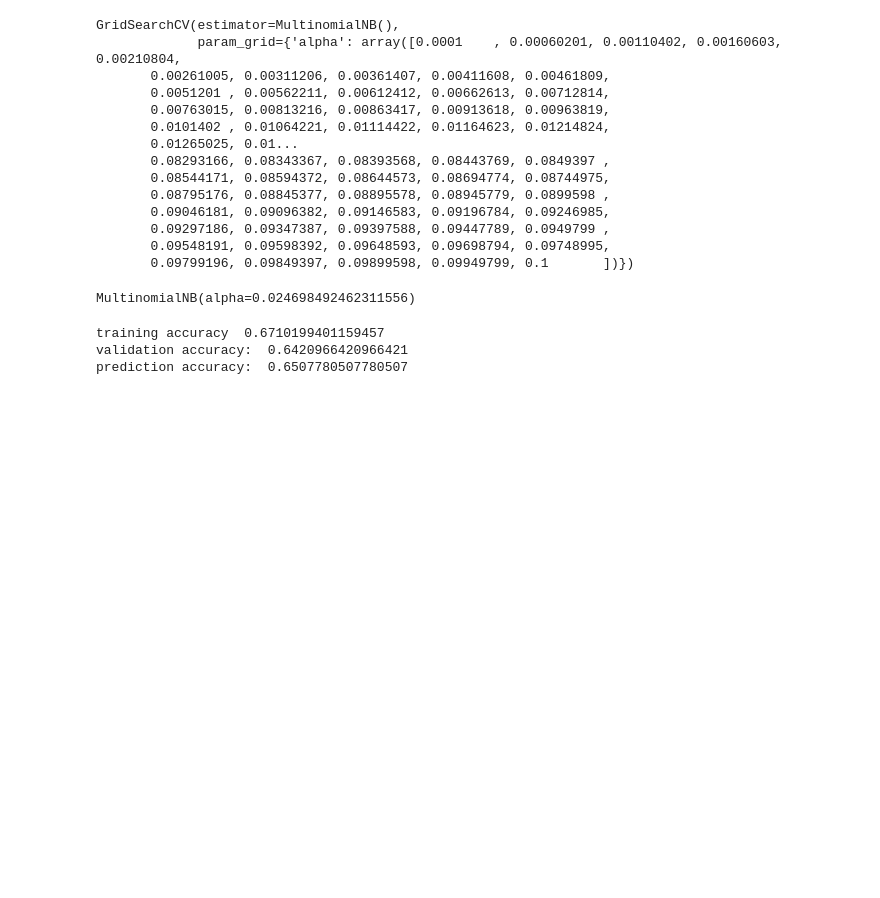
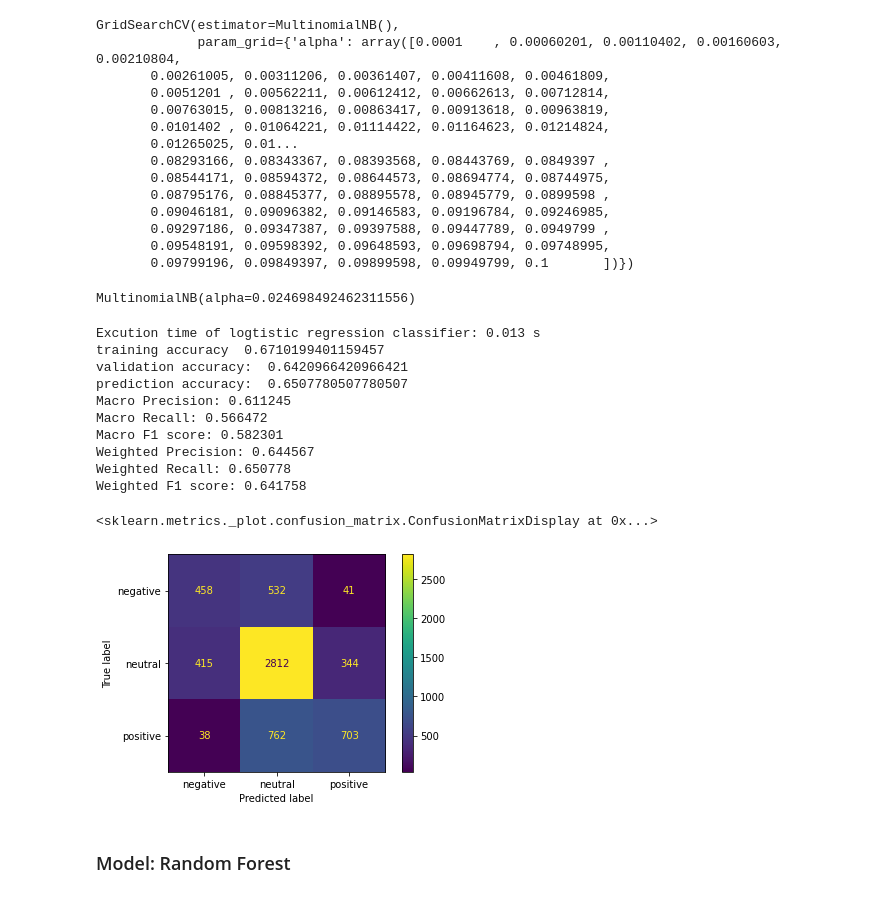
Before and after one commit to RicardoXXXXXX/Tweet-s-sentiment-prediction, a Jupyter notebook: COMP30027-Assignment2 (new).ipynb, the cells around one changed output. Saved outputs shown, nothing was run; the diff lists cells and outputs as text; code cells hidden in the pictures; blank space fills up the shorter version.

Commit message:
Finish all models

```diff
--- a/COMP30027-Assignment2 (new).ipynb
+++ b/COMP30027-Assignment2 (new).ipynb
@@ -475,26 +559,49 @@ GridSearchCV(estimator=MultinomialNB(),
 gs_MNB.best_estimator_
 # %% [output]
 MultinomialNB(alpha=0.024698492462311556)
-# %%
-#C, kernel, degree, gamma, max_iter, decision_function_shape
-def MNB(a_value):
-    clf_MNB = MultinomialNB(alpha = a_value).fit(x_train_chi_MNB, y_train)
-    y_train_predicted = clf_MNB.predict(x_train_chi_MNB)
-    #print("training accuracy ", np.mean(y_train_predicted == y_train))
-    clf_va = np.mean(cross_val_score(clf_MNB,x_test_chi_MNB,y_valid,cv = 5))
-    #print('validation accuracy: ' ,clf_va)
-    # y_predicted = LR.predict(x_test_chi)
-    #print('prediction accuracy: ',clf.score(x_test_chi_SVM, y_valid))
-
-    return np.mean(y_train_predicted == y_train), clf_va, clf_MNB.score(x_test_chi_MNB, y_valid)
-
-ta_MNB, va_MNB, pa_MNB = MNB(0.024698492462311556)
-print("training accuracy ", ta_MNB)
-print('validation accuracy: ', va_MNB)
-print('prediction accuracy: ', pa_MNB)
-
-#final_model: clf_MNB
-# %% [output]
-training accuracy  0.6710199401159457
-validation accuracy:  0.6420966420966421
-prediction accuracy:  0.6507780507780507
+# %%
+t0 = time.time()
+MNB_final = MultinomialNB(alpha = 0.024698492462311556).fit(x_train_chi_MNB, y_train)
+t1 = time.time()-t0
+print("Excution time of logtistic regression classifier: {} s". format(round(t1,3)))
+
+y_train_predicted = MNB_final.predict(x_train_chi_MNB)
+print("training accuracy ", np.mean(y_train_predicted == y_train))
+MNB_final_acc = np.mean(cross_val_score(MNB_final,x_test_chi_MNB,y_valid,cv = 5))
+print('validation accuracy: ' ,MNB_final_acc)
+y_predicted = MNB_final.predict(x_test_chi_MNB)
+print('prediction accuracy: ',MNB_final.score(x_test_chi_MNB, y_valid))
+
+y_pred_MNB = MNB_final.predict(x_test_chi_MNB)
+M_precision_MNB = precision_score(y_valid, y_pred_MNB, average="macro")
+print('Macro Precision: %f ' % M_precision_MNB)
+M_recall_MNB = recall_score(y_valid, y_pred_MNB, average="macro")
+print('Macro Recall: %f ' % M_recall_MNB)
+M_f1_MNB = f1_score(y_valid, y_pred_MNB, average="macro")
+print('Macro F1 score: %f ' % M_f1_MNB)
+
+W_precision_MNB = precision_score(y_valid, y_pred_MNB, average="weighted")
+print('Weighted Precision: %f ' % W_precision_MNB)
+W_recall_MNB = recall_score(y_valid, y_pred_MNB, average="weighted")
+print('Weighted Recall: %f ' % W_recall_MNB)
+W_f1_MNB = f1_score(y_valid, y_pred_MNB, average="weighted")
+print('Weighted F1 score: %f ' % W_f1_MNB)
+
+cm = confusion_matrix(y_valid, y_pred_MNB, labels = MNB_final.classes_)
+disp = ConfusionMatrixDisplay(confusion_matrix = cm, display_labels = MNB_final.classes_ )
+disp.plot()
+# %% [output]
+Excution time of logtistic regression classifier: 0.013 s
+training accuracy  0.6710199401159457
+validation accuracy:  0.6420966420966421
+prediction accuracy:  0.6507780507780507
+Macro Precision: 0.611245
+Macro Recall: 0.566472
+Macro F1 score: 0.582301
+Weighted Precision: 0.644567
+Weighted Recall: 0.650778
+Weighted F1 score: 0.641758
+<sklearn.metrics._plot.confusion_matrix.ConfusionMatrixDisplay at 0x...>
+[figure, added]
+# %% [markdown]
+### Model: Random Forest
```
Also changed, not shown: parts of 12 cells of this notebook.
